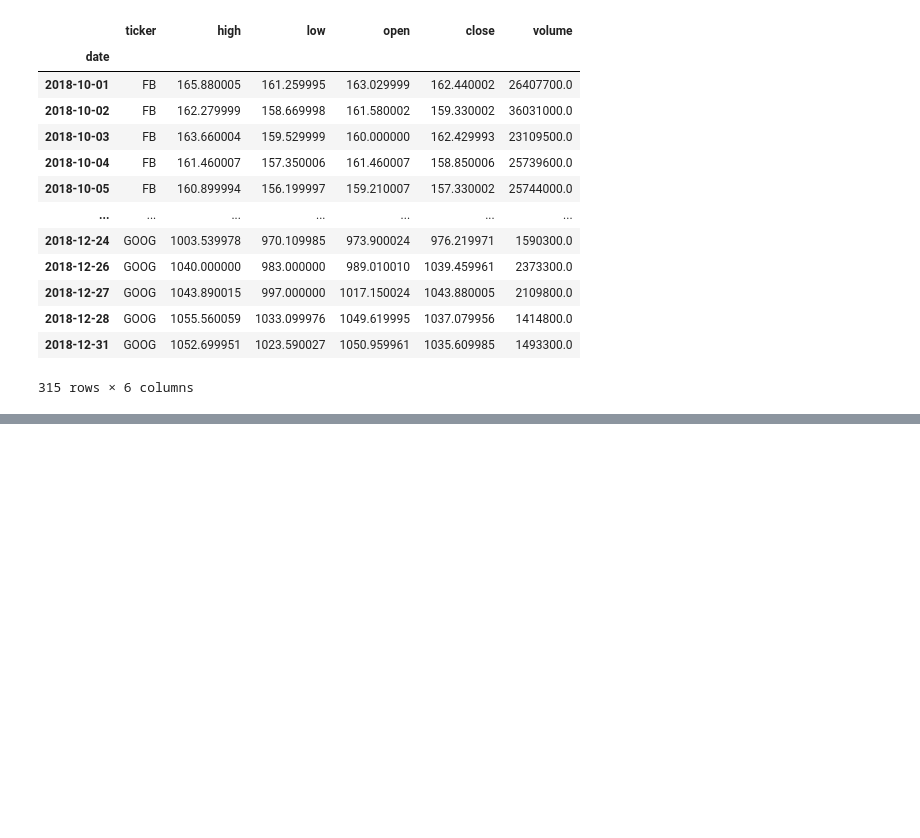
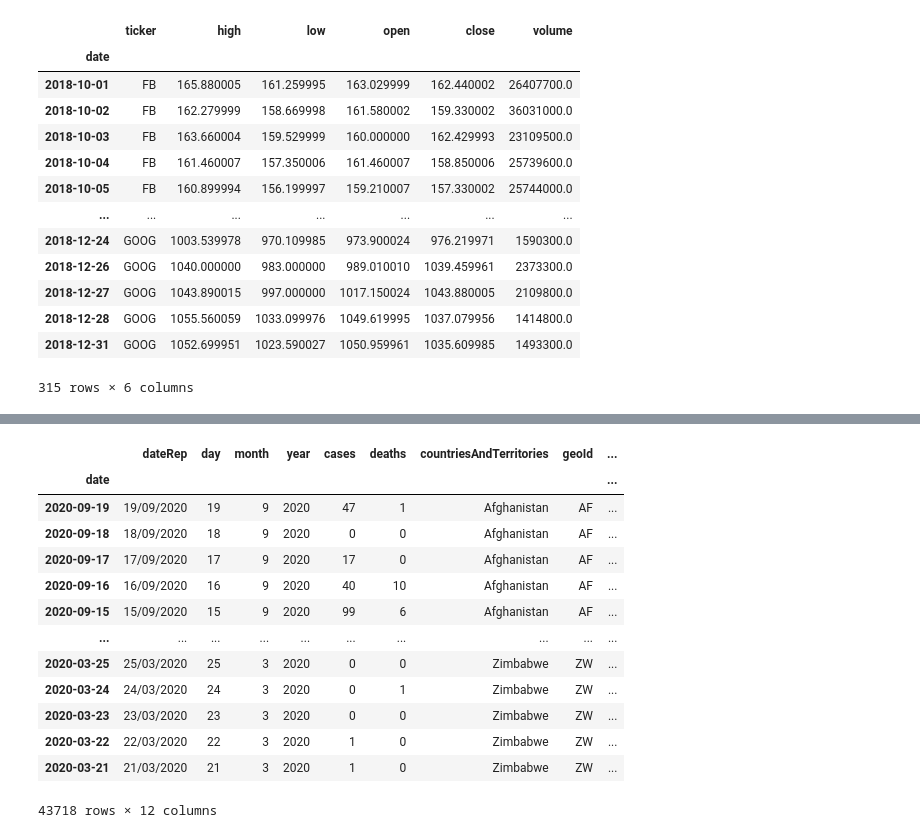
Before and after one commit to birchpoplar/HODA_2ndEd, a Jupyter notebook: ch_04/exercises.ipynb, the cells around one changed output, grey strips where cells are left out. Drawn from its saved outputs; the diff is of its cells as text; code cells hidden in the pictures; blank space fills up the shorter version.

```diff
--- a/ch_04/exercises.ipynb
+++ b/ch_04/exercises.ipynb
@@ -226,0 +320,3 @@ faang.loc['2018-q4']
+# %%
+covid19 = pd.read_csv('exercises/covid19_cases.csv')
+covid19.head()
@@ -226,0 +330,19 @@ faang.loc['2018-q4']
+# %%
+covid19_date = covid19.assign(date=pd.to_datetime(covid19.dateRep, format='%d/%m/%Y'))
+# %%
+covid19_date.set_index('date')
+# %% [output]
+|  | dateRep | day | month | year | cases | deaths | countriesAndTerritories | geoId | ... |
+| date |  |  |  |  |  |  |  |  | ... |
+| 2020-09-19 | 19/09/2020 | 19 | 9 | 2020 | 47 | 1 | Afghanistan | AF | ... |
+| 2020-09-18 | 18/09/2020 | 18 | 9 | 2020 | 0 | 0 | Afghanistan | AF | ... |
+| 2020-09-17 | 17/09/2020 | 17 | 9 | 2020 | 17 | 0 | Afghanistan | AF | ... |
+| 2020-09-16 | 16/09/2020 | 16 | 9 | 2020 | 40 | 10 | Afghanistan | AF | ... |
+| 2020-09-15 | 15/09/2020 | 15 | 9 | 2020 | 99 | 6 | Afghanistan | AF | ... |
+| ... | ... | ... | ... | ... | ... | ... | ... | ... | ... |
+| 2020-03-25 | 25/03/2020 | 25 | 3 | 2020 | 0 | 0 | Zimbabwe | ZW | ... |
+| 2020-03-24 | 24/03/2020 | 24 | 3 | 2020 | 0 | 1 | Zimbabwe | ZW | ... |
+| 2020-03-23 | 23/03/2020 | 23 | 3 | 2020 | 0 | 0 | Zimbabwe | ZW | ... |
+| 2020-03-22 | 22/03/2020 | 22 | 3 | 2020 | 1 | 0 | Zimbabwe | ZW | ... |
+| 2020-03-21 | 21/03/2020 | 21 | 3 | 2020 | 1 | 0 | Zimbabwe | ZW | ... |
+43718 rows × 12 columns
```
Also changed, not shown: parts of 23 cells of this notebook, 1 other file.
